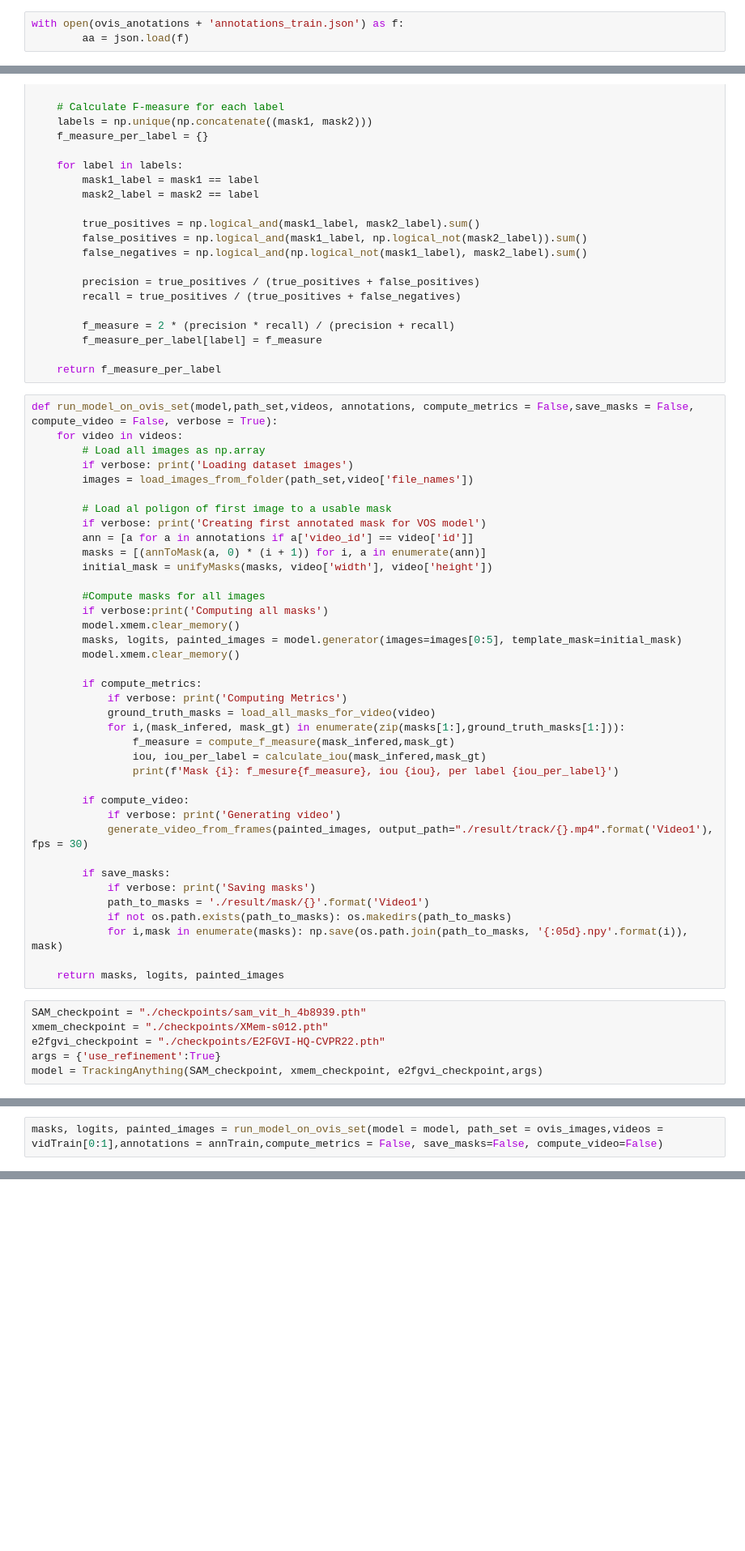
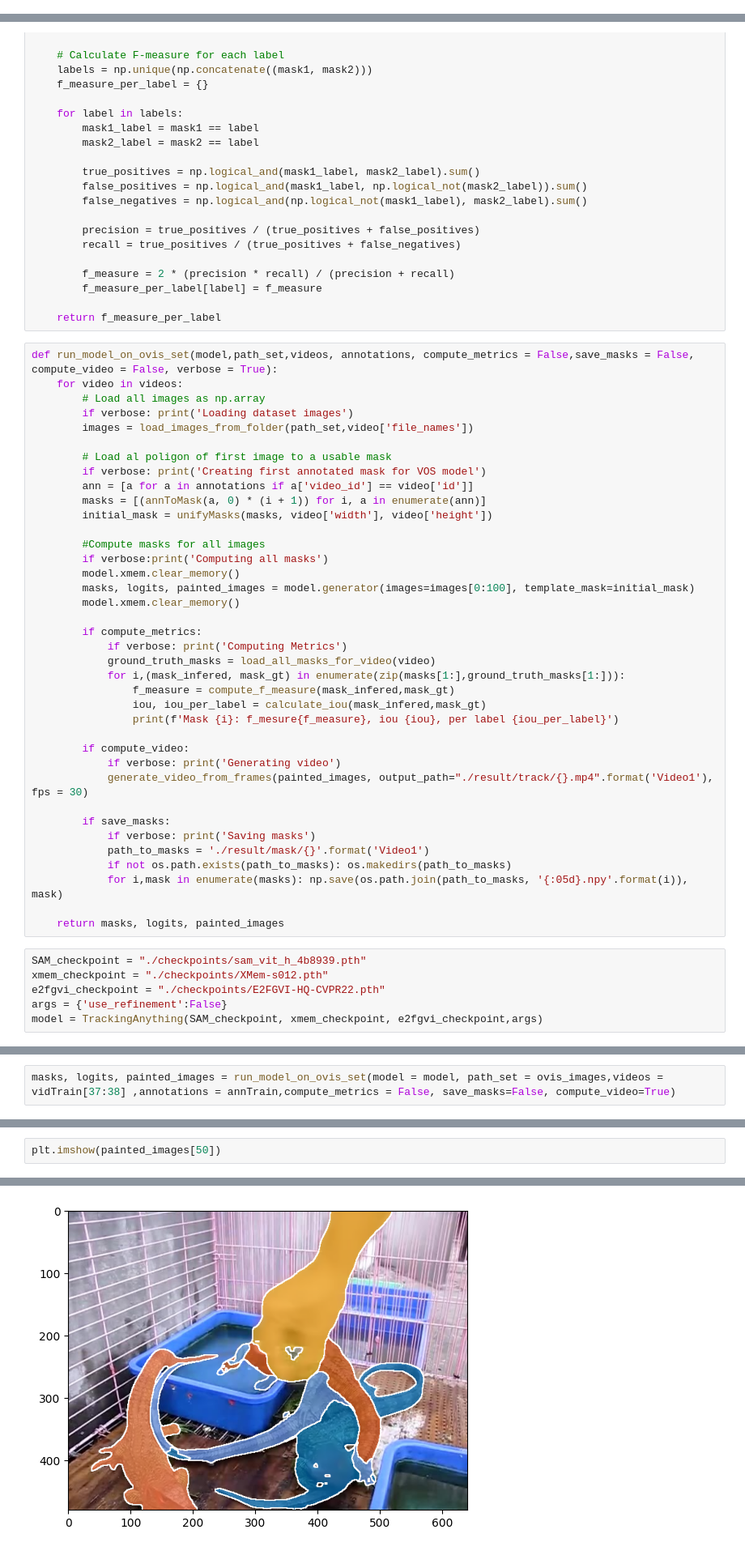
Before and after one commit to jpitagc/VOS-E-SAM, a Jupyter notebook: videoPipeline.ipynb, the cells around one changed output, grey strips where cells are left out. Shown at 81% size. Cells and saved outputs as stored; diff of their text form; blank space fills up the shorter version.

```diff
--- a/videoPipeline.ipynb
+++ b/videoPipeline.ipynb
@@ -31,3 +30,0 @@ ovis_images = '../data.nosync/OVIS/train_images/'
-# %%
-with open(ovis_anotations + 'annotations_train.json') as f:
-        aa = json.load(f)
@@ -235,7 +234,7 @@ def run_model_on_ovis_set(model,path_set,videos, annotations, compute_metrics =
         #Compute masks for all images
         if verbose:print('Computing all masks')
         model.xmem.clear_memory()
-        masks, logits, painted_images = model.generator(images=images[0:5], template_mask=initial_mask)
+        masks, logits, painted_images = model.generator(images=images[0:100], template_mask=initial_mask)
         model.xmem.clear_memory()
 
         if compute_metrics:
@@ -261,5 +260,5 @@ def run_model_on_ovis_set(model,path_set,videos, annotations, compute_metrics =
 SAM_checkpoint = "./checkpoints/sam_vit_h_4b8939.pth"
 xmem_checkpoint = "./checkpoints/XMem-s012.pth"
 e2fgvi_checkpoint = "./checkpoints/E2FGVI-HQ-CVPR22.pth"
-args = {'use_refinement':True}
+args = {'use_refinement':False}
 model = TrackingAnything(SAM_checkpoint, xmem_checkpoint, e2fgvi_checkpoint,args)
@@ -266,2 +283,2 @@ model = TrackingAnything(SAM_checkpoint, xmem_checkpoint, e2fgvi_checkpoint,args
 # %%
-masks, logits, painted_images = run_model_on_ovis_set(model = model, path_set = ovis_images,videos = vidTrain[0:1],annotations = annTrain,compute_metrics = False, save_masks=False, compute_video=False)
+masks, logits, painted_images = run_model_on_ovis_set(model = model, path_set = ovis_images,videos = vidTrain[37:38] ,annotations = annTrain,compute_metrics = False, save_masks=False, compute_video=True)
@@ -267,0 +290,3 @@ masks, logits, painted_images = run_model_on_ovis_set(model = model, path_set =
+# %%
+plt.imshow(painted_images[50])
+# %% [output]
@@ -268,3 +294,4 @@ masks, logits, painted_images = run_model_on_ovis_set(model = model, path_set =
+[figure, added]
 # %%
 SAM_checkpoint = "./checkpoints/sam_vit_h_4b8939.pth"
 xmem_checkpoint = "./checkpoints/XMem-s012.pth"
```
Also changed, not shown: parts of 11 cells of this notebook, 4 other files.
